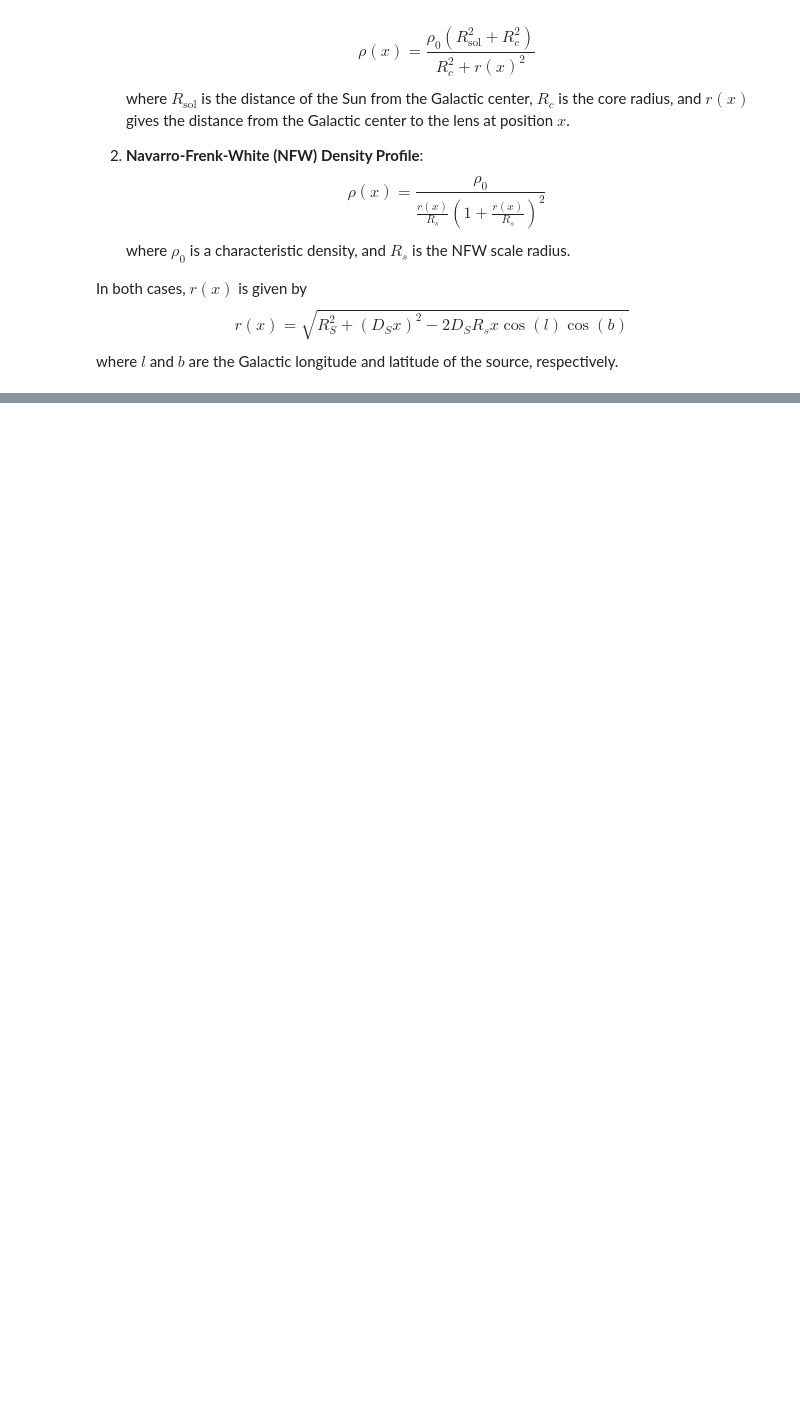
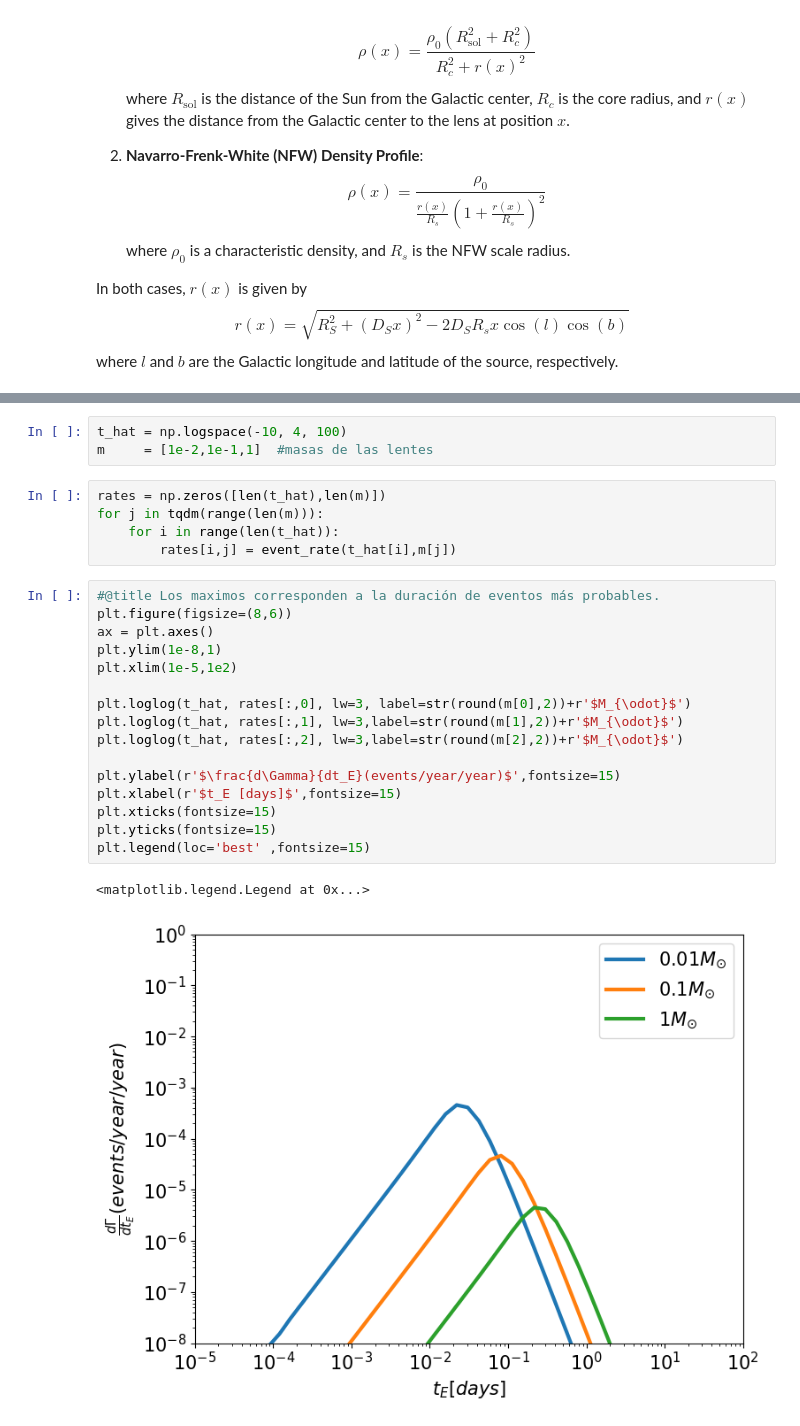
Before and after one commit to anibal-art/Lentes_gravitacionales, a Jupyter notebook: Lista_4.ipynb, the cells around one changed output, grey strips where cells are left out. Drawn from its saved outputs; the diff is of its cells as text; blank space fills up the shorter version.

```diff
--- a/Lista_4.ipynb
+++ b/Lista_4.ipynb
@@ -126,0 +204,27 @@ Integrated Optical Depth (Navarro Frenk White): 3.943342232943051e-07
+# %%
+t_hat = np.logspace(-10, 4, 100)
+m     = [1e-2,1e-1,1]  #masas de las lentes
+# %%
+rates = np.zeros([len(t_hat),len(m)])
+for j in tqdm(range(len(m))):
+    for i in range(len(t_hat)):
+        rates[i,j] = event_rate(t_hat[i],m[j])
+# %%
+#@title Los maximos corresponden a la duración de eventos más probables.
+plt.figure(figsize=(8,6))
+ax = plt.axes()
+plt.ylim(1e-8,1)
+plt.xlim(1e-5,1e2)
+
+plt.loglog(t_hat, rates[:,0], lw=3, label=str(round(m[0],2))+r'$M_{\odot}$')
+plt.loglog(t_hat, rates[:,1], lw=3,label=str(round(m[1],2))+r'$M_{\odot}$')
+plt.loglog(t_hat, rates[:,2], lw=3,label=str(round(m[2],2))+r'$M_{\odot}$')
+
+plt.ylabel(r'$\frac{d\Gamma}{dt_E}(events/year/year)$',fontsize=15)
+plt.xlabel(r'$t_E [days]$',fontsize=15)
+plt.xticks(fontsize=15)
+plt.yticks(fontsize=15)
+plt.legend(loc='best' ,fontsize=15)
+# %% [output]
+<matplotlib.legend.Legend at 0x...>
+[figure, added]
```
Also changed, not shown: parts of 11 cells of this notebook, 1 other file.
